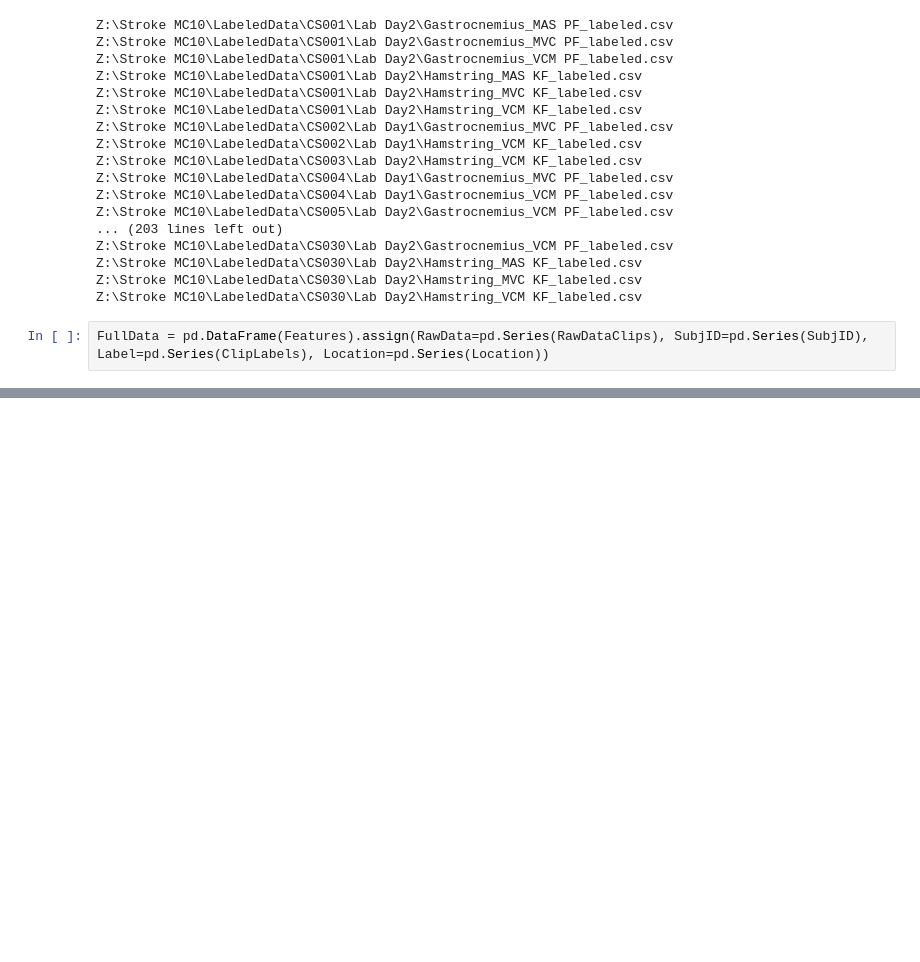
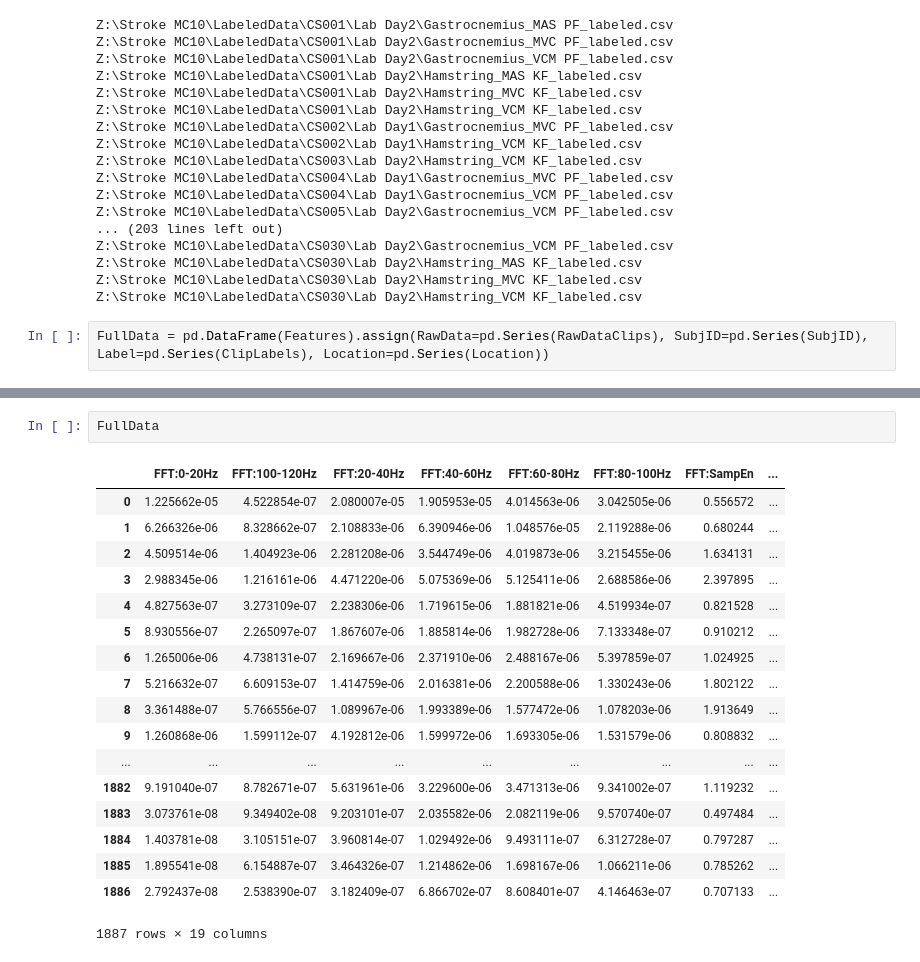
Before and after one commit to BIROalgorithmteam/SpasticityDetection, a Jupyter notebook: SpasticityDetection.ipynb, the cells around one changed output, grey strips where cells are left out. Cells and saved outputs as stored; diff of their text form; blank space fills up the shorter version.

```diff
--- a/SpasticityDetection.ipynb
+++ b/SpasticityDetection.ipynb
@@ -176,0 +442,21 @@ FullData
+# %%
+FullData
+# %% [output]
+|  | FFT:0-20Hz | FFT:100-120Hz | FFT:20-40Hz | FFT:40-60Hz | FFT:60-80Hz | FFT:80-100Hz | FFT:SampEn | ... |
+| 0 | 1.225662e-05 | 4.522854e-07 | 2.080007e-05 | 1.905953e-05 | 4.014563e-06 | 3.042505e-06 | 0.556572 | ... |
+| 1 | 6.266326e-06 | 8.328662e-07 | 2.108833e-06 | 6.390946e-06 | 1.048576e-05 | 2.119288e-06 | 0.680244 | ... |
+| 2 | 4.509514e-06 | 1.404923e-06 | 2.281208e-06 | 3.544749e-06 | 4.019873e-06 | 3.215455e-06 | 1.634131 | ... |
+| 3 | 2.988345e-06 | 1.216161e-06 | 4.471220e-06 | 5.075369e-06 | 5.125411e-06 | 2.688586e-06 | 2.397895 | ... |
+| 4 | 4.827563e-07 | 3.273109e-07 | 2.238306e-06 | 1.719615e-06 | 1.881821e-06 | 4.519934e-07 | 0.821528 | ... |
+| 5 | 8.930556e-07 | 2.265097e-07 | 1.867607e-06 | 1.885814e-06 | 1.982728e-06 | 7.133348e-07 | 0.910212 | ... |
+| 6 | 1.265006e-06 | 4.738131e-07 | 2.169667e-06 | 2.371910e-06 | 2.488167e-06 | 5.397859e-07 | 1.024925 | ... |
+| 7 | 5.216632e-07 | 6.609153e-07 | 1.414759e-06 | 2.016381e-06 | 2.200588e-06 | 1.330243e-06 | 1.802122 | ... |
+| 8 | 3.361488e-07 | 5.766556e-07 | 1.089967e-06 | 1.993389e-06 | 1.577472e-06 | 1.078203e-06 | 1.913649 | ... |
+| 9 | 1.260868e-06 | 1.599112e-07 | 4.192812e-06 | 1.599972e-06 | 1.693305e-06 | 1.531579e-06 | 0.808832 | ... |
+| ... | ... | ... | ... | ... | ... | ... | ... | ... |
+| 1882 | 9.191040e-07 | 8.782671e-07 | 5.631961e-06 | 3.229600e-06 | 3.471313e-06 | 9.341002e-07 | 1.119232 | ... |
+| 1883 | 3.073761e-08 | 9.349402e-08 | 9.203101e-07 | 2.035582e-06 | 2.082119e-06 | 9.570740e-07 | 0.497484 | ... |
+| 1884 | 1.403781e-08 | 3.105151e-07 | 3.960814e-07 | 1.029492e-06 | 9.493111e-07 | 6.312728e-07 | 0.797287 | ... |
+| 1885 | 1.895541e-08 | 6.154887e-07 | 3.464326e-07 | 1.214862e-06 | 1.698167e-06 | 1.066211e-06 | 0.785262 | ... |
+| 1886 | 2.792437e-08 | 2.538390e-07 | 3.182409e-07 | 6.866702e-07 | 8.608401e-07 | 4.146463e-07 | 0.707133 | ... |
+1887 rows × 19 columns
```
Also changed, not shown: parts of 15 cells of this notebook.
